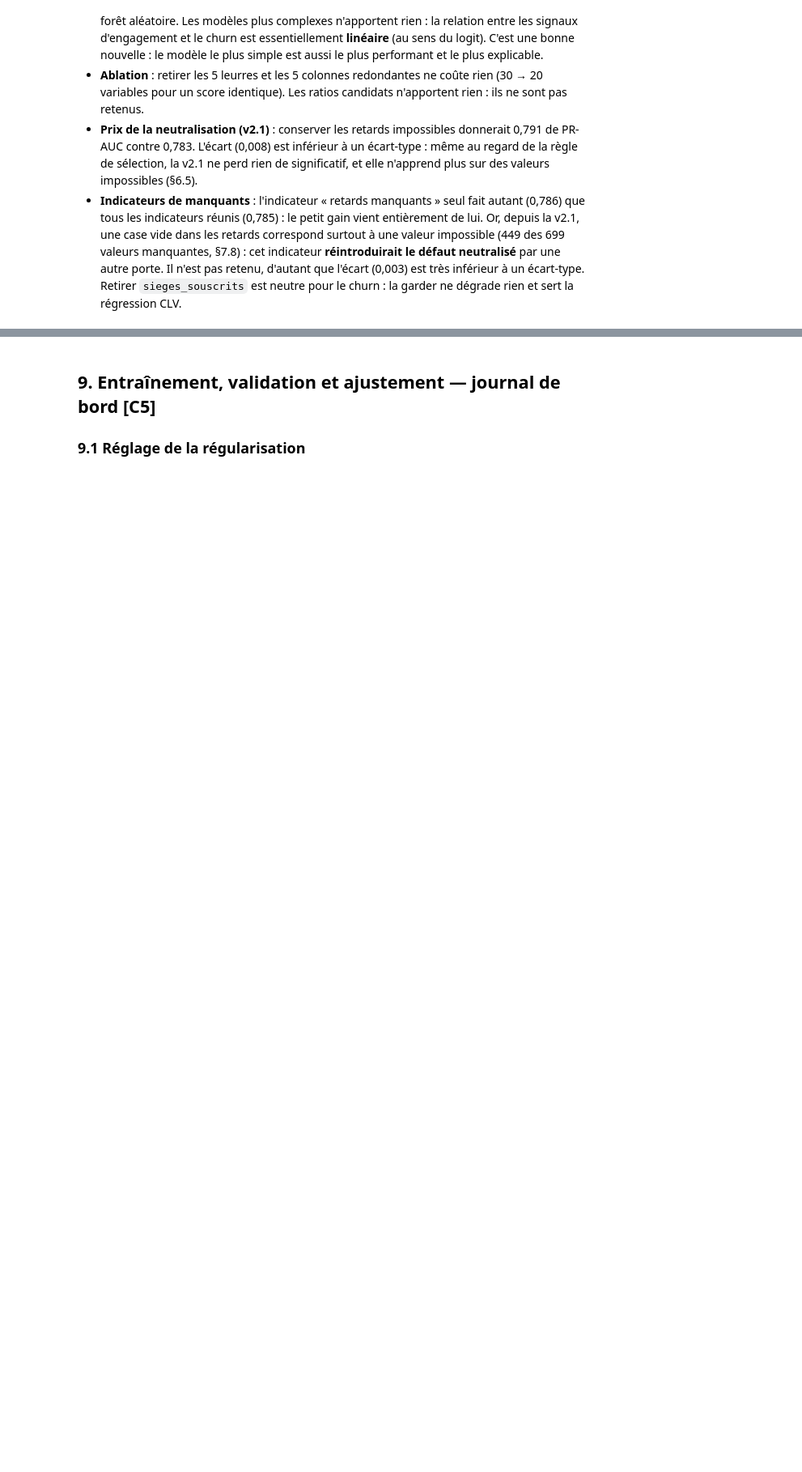
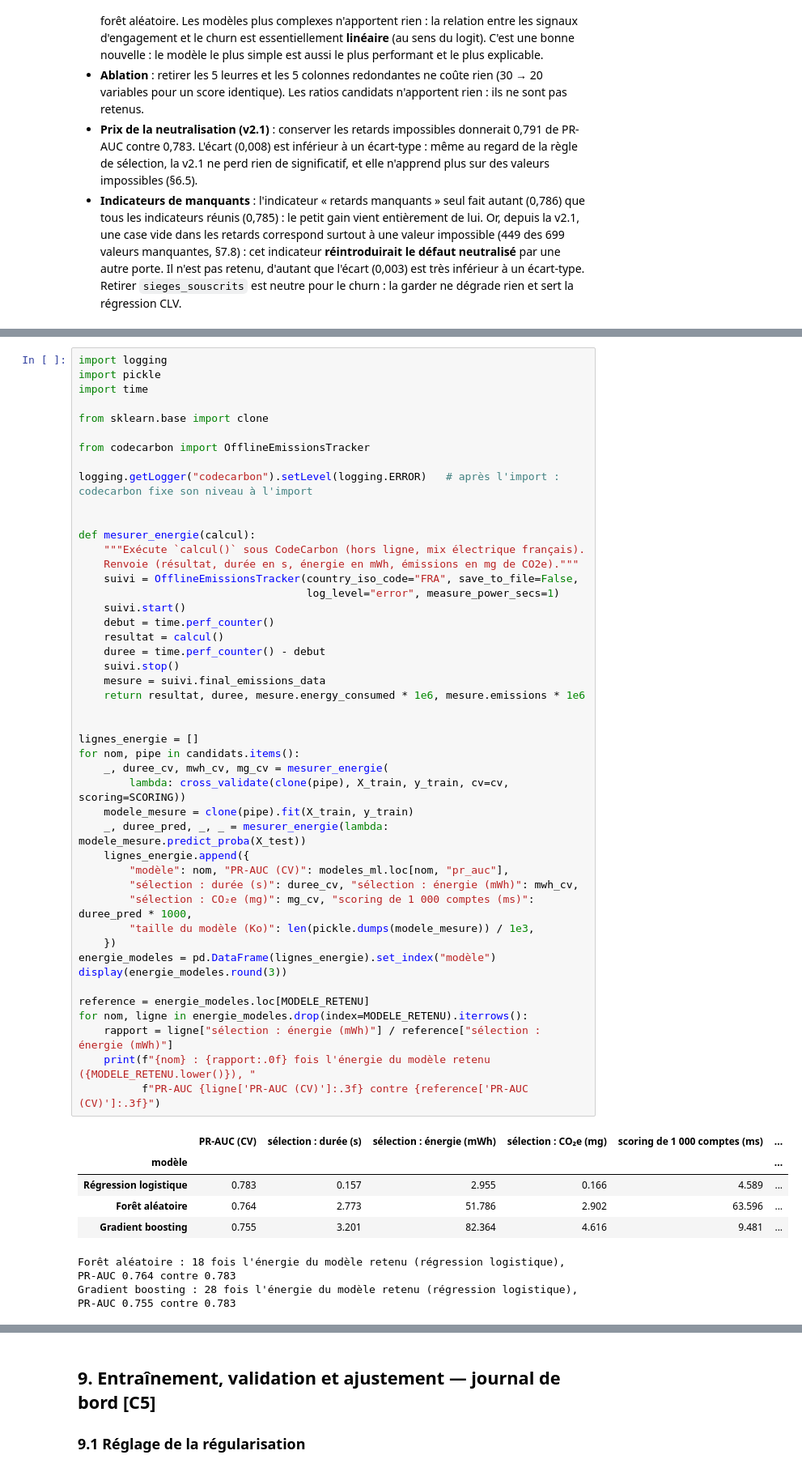
Before and after one commit to guillaumesaidani-coder/churn_saas, a Jupyter notebook: reports/notebooks/notebook_certifiant_churn_saas.ipynb, the cells around one changed output, grey strips where cells are left out. Shown at 81% size. Cells and saved outputs as stored; diff of their text form; blank space fills up the shorter version.

```diff
--- a/reports/notebooks/notebook_certifiant_churn_saas.ipynb
+++ b/reports/notebooks/notebook_certifiant_churn_saas.ipynb
@@ -2211,0 +2347,54 @@ Critère D8 en CV : 0.783 >= 0.775 ? True
+# %%
+import logging
+import pickle
+import time
+
+from sklearn.base import clone
+
+from codecarbon import OfflineEmissionsTracker
+
+logging.getLogger("codecarbon").setLevel(logging.ERROR)   # après l'import : codecarbon fixe son niveau à l'import
+
+
+def mesurer_energie(calcul):
+    """Exécute `calcul()` sous CodeCarbon (hors ligne, mix électrique français).
+    Renvoie (résultat, durée en s, énergie en mWh, émissions en mg de CO2e)."""
+    suivi = OfflineEmissionsTracker(country_iso_code="FRA", save_to_file=False,
+                                    log_level="error", measure_power_secs=1)
+    suivi.start()
+    debut = time.perf_counter()
+    resultat = calcul()
+    duree = time.perf_counter() - debut
+    suivi.stop()
+    mesure = suivi.final_emissions_data
+    return resultat, duree, mesure.energy_consumed * 1e6, mesure.emissions * 1e6
+
+
+lignes_energie = []
+for nom, pipe in candidats.items():
+    _, duree_cv, mwh_cv, mg_cv = mesurer_energie(
+        lambda: cross_validate(clone(pipe), X_train, y_train, cv=cv, scoring=SCORING))
+    modele_mesure = clone(pipe).fit(X_train, y_train)
+    _, duree_pred, _, _ = mesurer_energie(lambda: modele_mesure.predict_proba(X_test))
+    lignes_energie.append({
+        "modèle": nom, "PR-AUC (CV)": modeles_ml.loc[nom, "pr_auc"],
+        "sélection : durée (s)": duree_cv, "sélection : énergie (mWh)": mwh_cv,
+        "sélection : CO₂e (mg)": mg_cv, "scoring de 1 000 comptes (ms)": duree_pred * 1000,
+        "taille du modèle (Ko)": len(pickle.dumps(modele_mesure)) / 1e3,
+    })
+energie_modeles = pd.DataFrame(lignes_energie).set_index("modèle")
+display(energie_modeles.round(3))
+
+reference = energie_modeles.loc[MODELE_RETENU]
+for nom, ligne in energie_modeles.drop(index=MODELE_RETENU).iterrows():
+    rapport = ligne["sélection : énergie (mWh)"] / reference["sélection : énergie (mWh)"]
+    print(f"{nom} : {rapport:.0f} fois l'énergie du modèle retenu ({MODELE_RETENU.lower()}), "
+          f"PR-AUC {ligne['PR-AUC (CV)']:.3f} contre {reference['PR-AUC (CV)']:.3f}")
+# %% [output]
+|  | PR-AUC (CV) | sélection : durée (s) | sélection : énergie (mWh) | sélection : CO₂e (mg) | scoring de 1 000 comptes (ms) | ... |
+| modèle |  |  |  |  |  | ... |
+| Régression logistique | 0.783 | 0.157 | 2.955 | 0.166 | 4.589 | ... |
+| Forêt aléatoire | 0.764 | 2.773 | 51.786 | 2.902 | 63.596 | ... |
+| Gradient boosting | 0.755 | 3.201 | 82.364 | 4.616 | 9.481 | ... |
+Forêt aléatoire : 18 fois l'énergie du modèle retenu (régression logistique), PR-AUC 0.764 contre 0.783
+Gradient boosting : 28 fois l'énergie du modèle retenu (régression logistique), PR-AUC 0.755 contre 0.783
```
Also changed, not shown: parts of 18 cells of this notebook, 14 other files.
